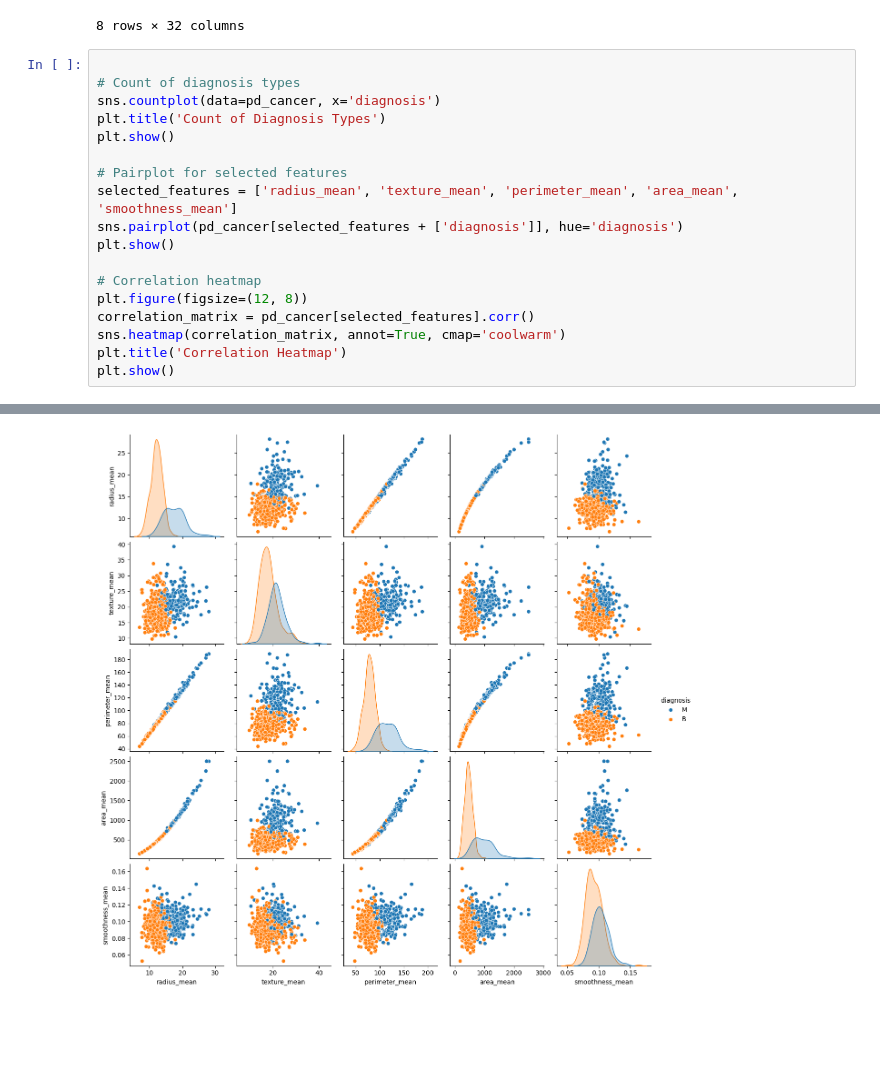
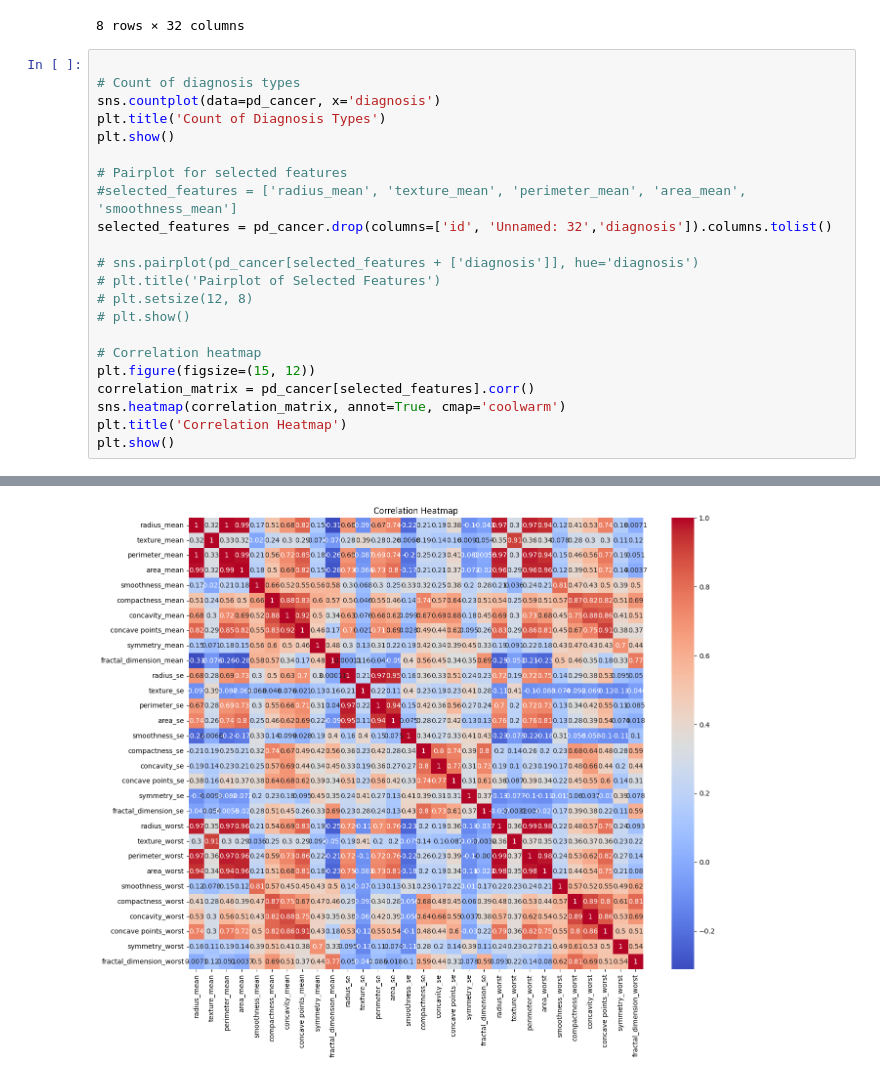
Before and after one commit to eshernan/IATraining, a Jupyter notebook: machine_learning/homeworks/classification.ipynb, the cells around one changed output, grey strips where cells are left out. Cells and saved outputs as stored; diff of their text form; blank space fills up the shorter version.

```diff
--- a/machine_learning/homeworks/classification.ipynb
+++ b/machine_learning/homeworks/classification.ipynb
@@ -89,21 +89,25 @@ pd_cancer.describe()
 # %%
 
 # Count of diagnosis types
 sns.countplot(data=pd_cancer, x='diagnosis')
 plt.title('Count of Diagnosis Types')
 plt.show()
 
 # Pairplot for selected features
-selected_features = ['radius_mean', 'texture_mean', 'perimeter_mean', 'area_mean', 'smoothness_mean']
-sns.pairplot(pd_cancer[selected_features + ['diagnosis']], hue='diagnosis')
-plt.show()
+#selected_features = ['radius_mean', 'texture_mean', 'perimeter_mean', 'area_mean', 'smoothness_mean']
+selected_features = pd_cancer.drop(columns=['id', 'Unnamed: 32','diagnosis']).columns.tolist()
+
+# sns.pairplot(pd_cancer[selected_features + ['diagnosis']], hue='diagnosis')
+# plt.title('Pairplot of Selected Features')
+# plt.setsize(12, 8)
+# plt.show()
 
 # Correlation heatmap
-plt.figure(figsize=(12, 8))
+plt.figure(figsize=(15, 12))
 correlation_matrix = pd_cancer[selected_features].corr()
 sns.heatmap(correlation_matrix, annot=True, cmap='coolwarm')
 plt.title('Correlation Heatmap')
 plt.show()
 # %% [output]
 [figure]
-[figure, old version]
+[figure, new version]
```
Also changed, not shown: parts of 3 cells of this notebook.
